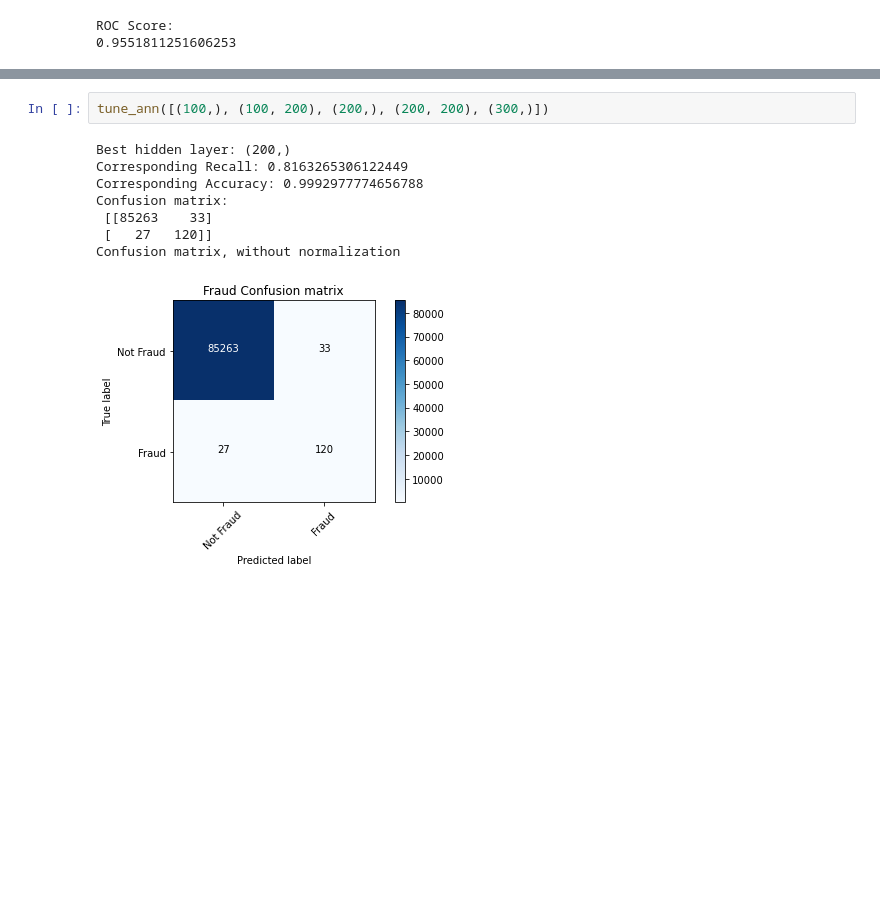
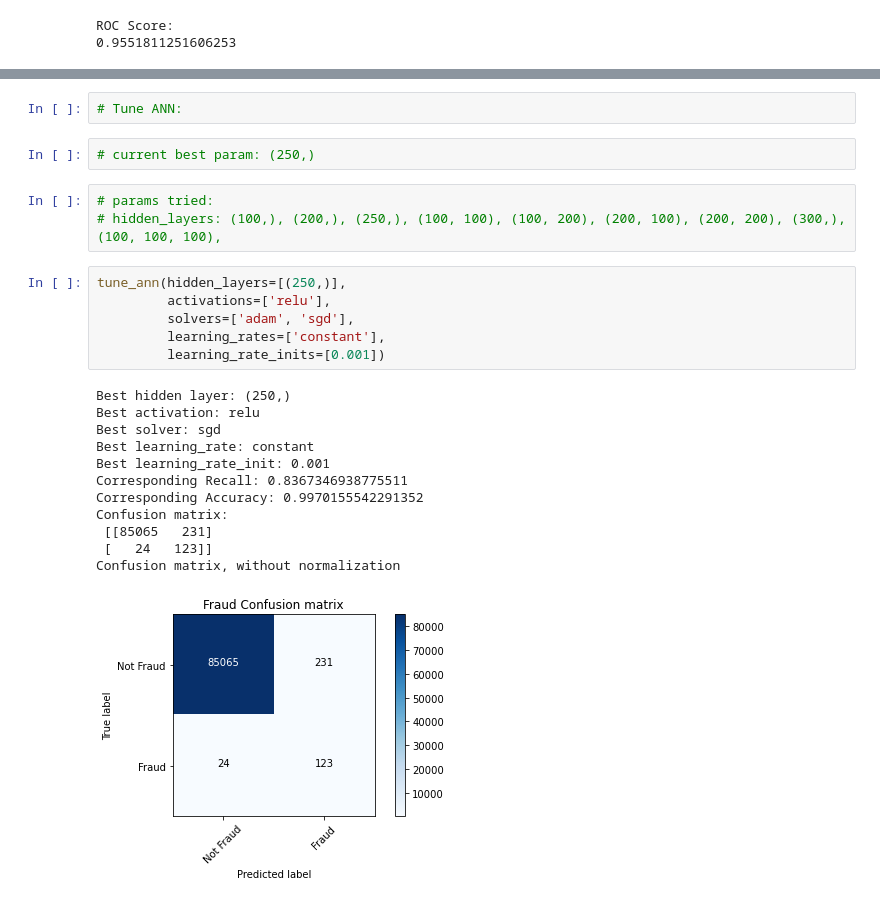
Before and after one commit to YiquanXiao/Credit-Card-Fraud-Detection, a Jupyter notebook: ccfd2.ipynb, the cells around one changed output, grey strips where cells are left out. Drawn from its saved outputs; the diff is of its cells as text; blank space fills up the shorter version.

Commit message:
Tune ANN Params 1.0

```diff
--- a/ccfd2.ipynb
+++ b/ccfd2.ipynb
@@ -285,14 +306,29 @@ def tune_ann(hidden_layers):
     conf_mat = confusion_matrix(y_true=Y_test, y_pred=best_predicted)
     print("Confusion matrix:\n", conf_mat)
     plot_confusion_matrix(conf_mat)
+# %%
+# Tune ANN:
+# %%
+# current best param: (250,)
 # %%
-tune_ann([(100,), (100, 200), (200,), (200, 200), (300,)])
+# params tried:
+# hidden_layers: (100,), (200,), (250,), (100, 100), (100, 200), (200, 100), (200, 200), (300,), (100, 100, 100),
-# %% [output]
-Best hidden layer: (200,)
-Corresponding Recall: 0.8163265306122449
-Corresponding Accuracy: 0.9992977774656788
-Confusion matrix:
- [[85263    33]
- [   27   120]]
-Confusion matrix, without normalization
-[figure, removed]
+# %%
+tune_ann(hidden_layers=[(250,)],
+         activations=['relu'],
+         solvers=['adam', 'sgd'],
+         learning_rates=['constant'],
+         learning_rate_inits=[0.001])
+# %% [output]
+Best hidden layer: (250,)
+Best activation: relu
+Best solver: sgd
+Best learning_rate: constant
+Best learning_rate_init: 0.001
+Corresponding Recall: 0.8367346938775511
+Corresponding Accuracy: 0.9970155542291352
+Confusion matrix:
+ [[85065   231]
+ [   24   123]]
+Confusion matrix, without normalization
+[figure, added]
```
Also changed, not shown: parts of 1 cell of this notebook, 1 other file.
